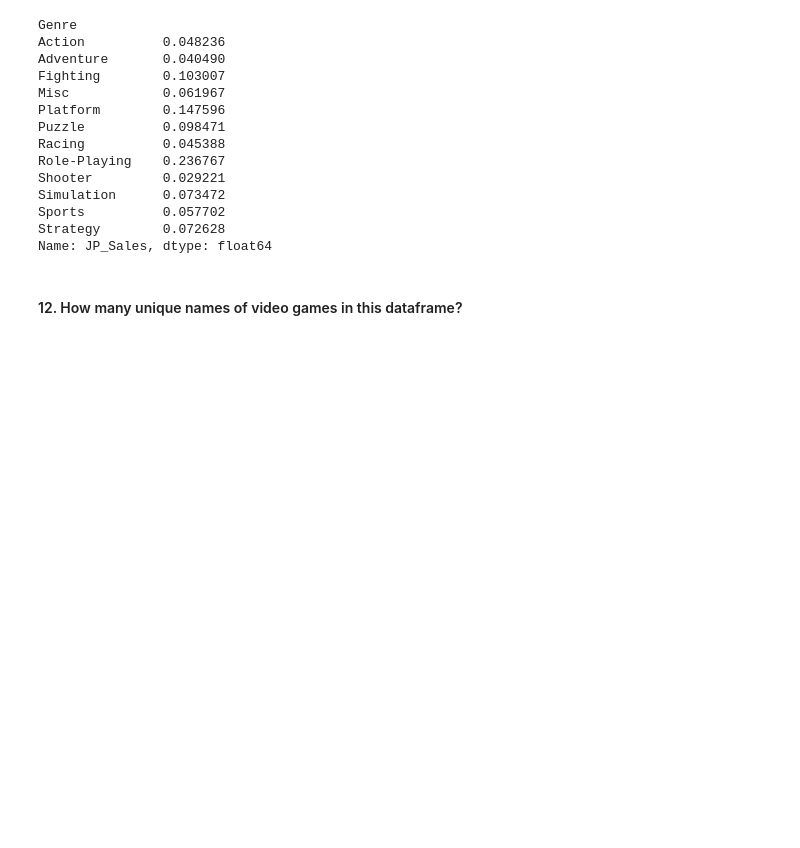
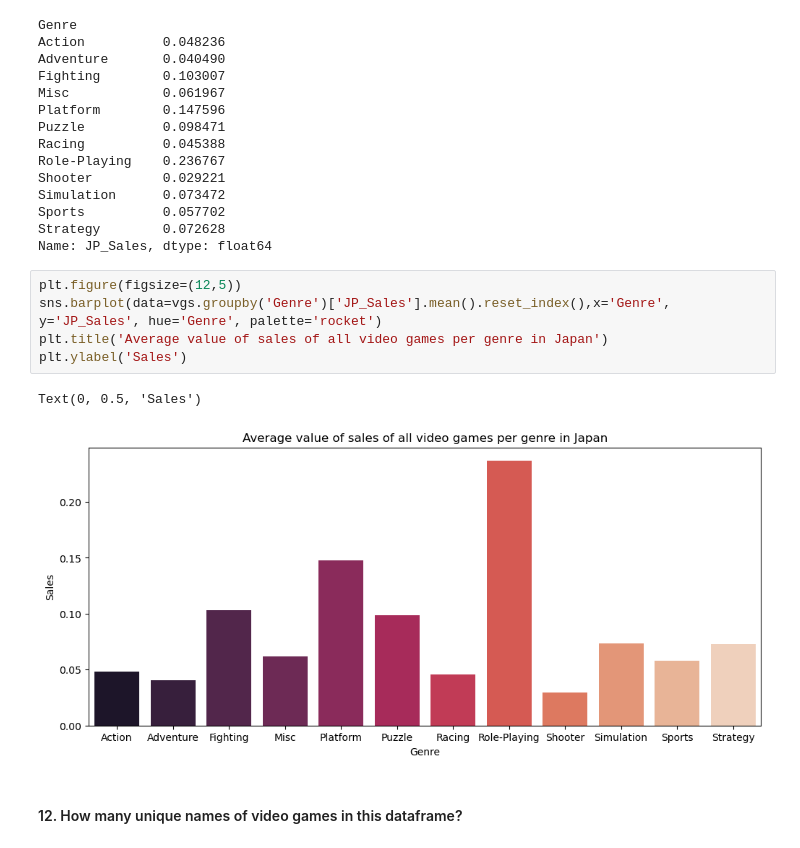
Before and after one commit to Kasilnur/Machine_learning, a Jupyter notebook: Machine_learning/Kaskinbaev_VGS.ipynb, the cells around one changed output. Cells and saved outputs as stored; diff of their text form; blank space fills up the shorter version.

```diff
--- a/Machine_learning/Kaskinbaev_VGS.ipynb
+++ b/Machine_learning/Kaskinbaev_VGS.ipynb
@@ -132,6 +135,14 @@ Simulation      0.073472
 Sports          0.057702
 Strategy        0.072628
 Name: JP_Sales, dtype: float64
+# %%
+plt.figure(figsize=(12,5))
+sns.barplot(data=vgs.groupby('Genre')['JP_Sales'].mean().reset_index(),x='Genre', y='JP_Sales', hue='Genre', palette='rocket')
+plt.title('Average value of sales of all video games per genre in Japan')
+plt.ylabel('Sales')
+# %% [output]
+Text(0, 0.5, 'Sales')
+[figure, added]
 # %% [markdown]
 #### 12. How many unique names of video games in this dataframe?
 # %%
```
Also changed, not shown: parts of 5 cells of this notebook.
